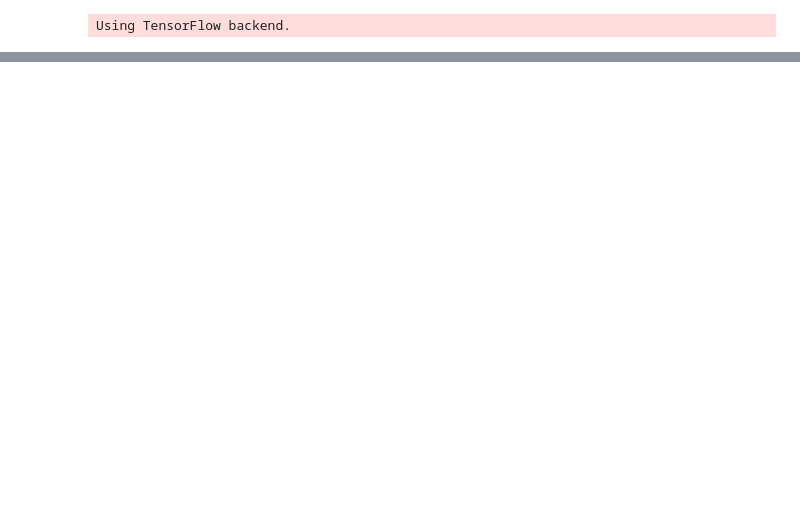
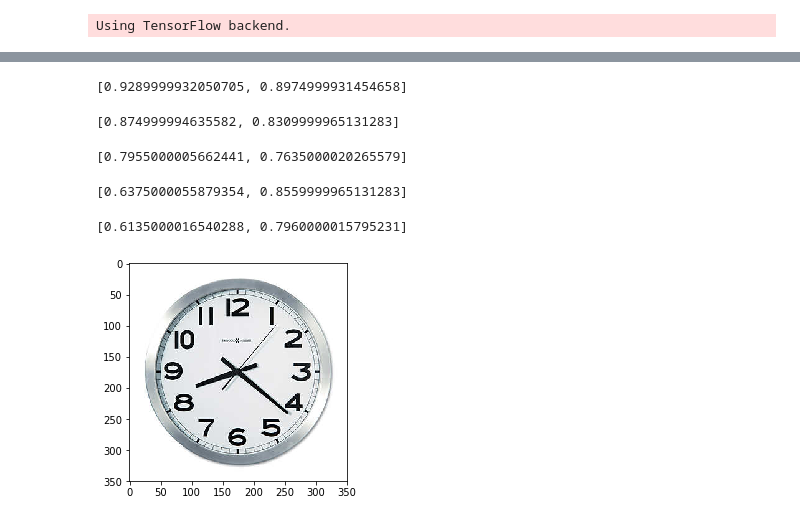
Before and after one commit to ralhadeff/analogue-clock-reader, a Jupyter notebook: 2-hands/reader-2hands-0503.ipynb, the cells around one changed output, grey strips where cells are left out. Cells and saved outputs as stored; diff of their text form; code cells hidden in the pictures; blank space fills up the shorter version.

```diff
--- a/2-hands/reader-2hands-0503.ipynb
+++ b/2-hands/reader-2hands-0503.ipynb
@@ -109,0 +117,32 @@ model.evaluate(X_test, [y_test[:,:12],y_test[:,12:]], batch_size=25)
+# %%
+# 24, 12, 64, 10+25 epochs, 25+10 batch 1:0.4
+[0.9289999932050705,0.8974999931454658]
+# %% [output]
+[0.9289999932050705, 0.8974999931454658]
+# %%
+# 24, 12, 64, 10+5 epochs, 25+10 batch 1:0.4
+[0.874999994635582, 0.8309999965131283]
+# %% [output]
+[0.874999994635582, 0.8309999965131283]
+# %%
+# 24, 12, 64, 10 epochs, 25 batch 1:0.4
+[0.7955000005662441, 0.7635000020265579]
+# %% [output]
+[0.7955000005662441, 0.7635000020265579]
+# %%
+# 24, 12, 128, 10 epochs, 25 batch 1:0.8
+[0.6375000055879354,0.8559999965131283]
+# %% [output]
+[0.6375000055879354, 0.8559999965131283]
+# %%
+# 64, 32, 256, 10 epochs, 25 batch 1:0.8
+[0.6135000016540288, 0.7960000015795231]
+# %% [output]
+[0.6135000016540288, 0.7960000015795231]
+# %%
+test1 = mpimg.imread('test/imageService.jpeg')
+
+plt.imshow(test1)
+plt.show()
+# %% [output]
+[figure, added]
```
Also changed, not shown: parts of 17 cells of this notebook.
